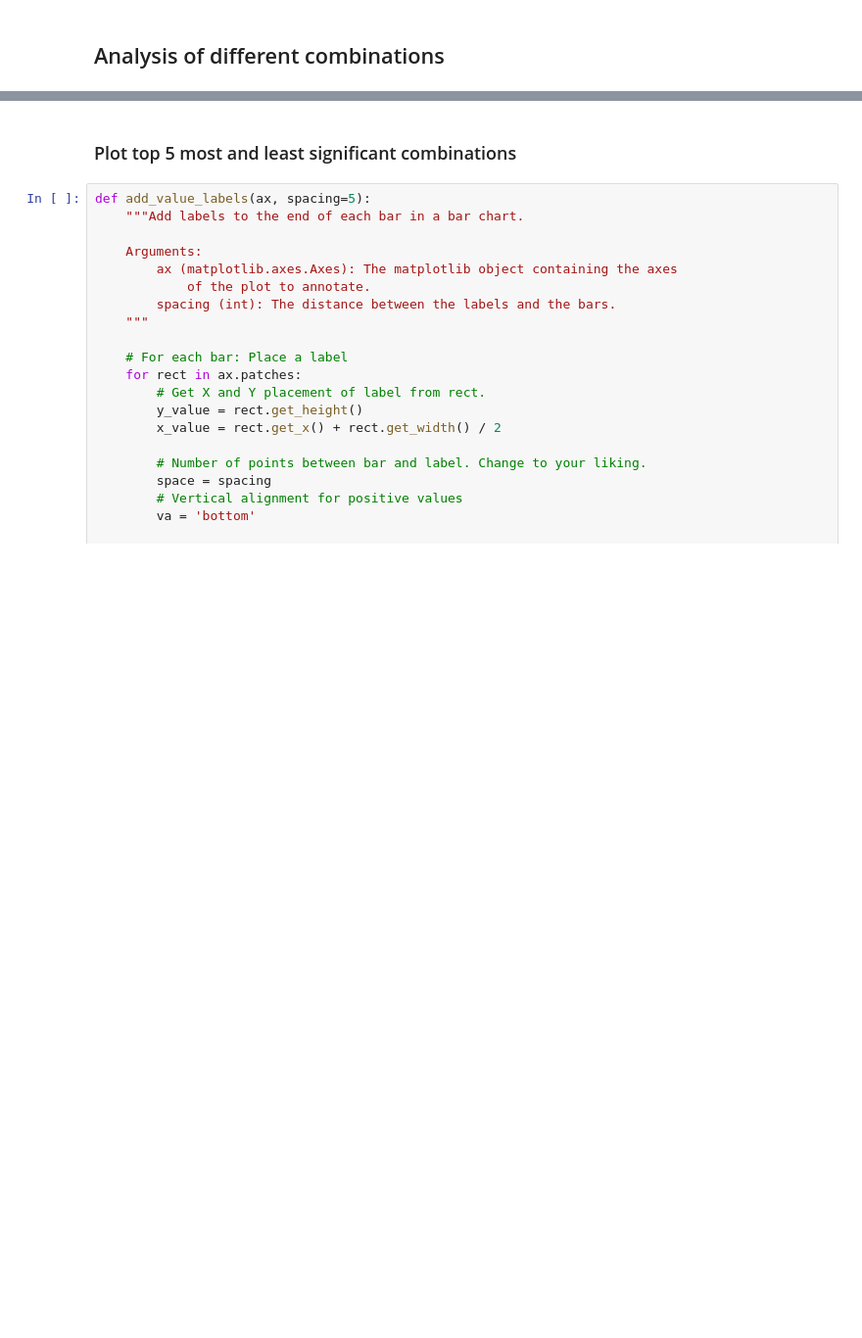
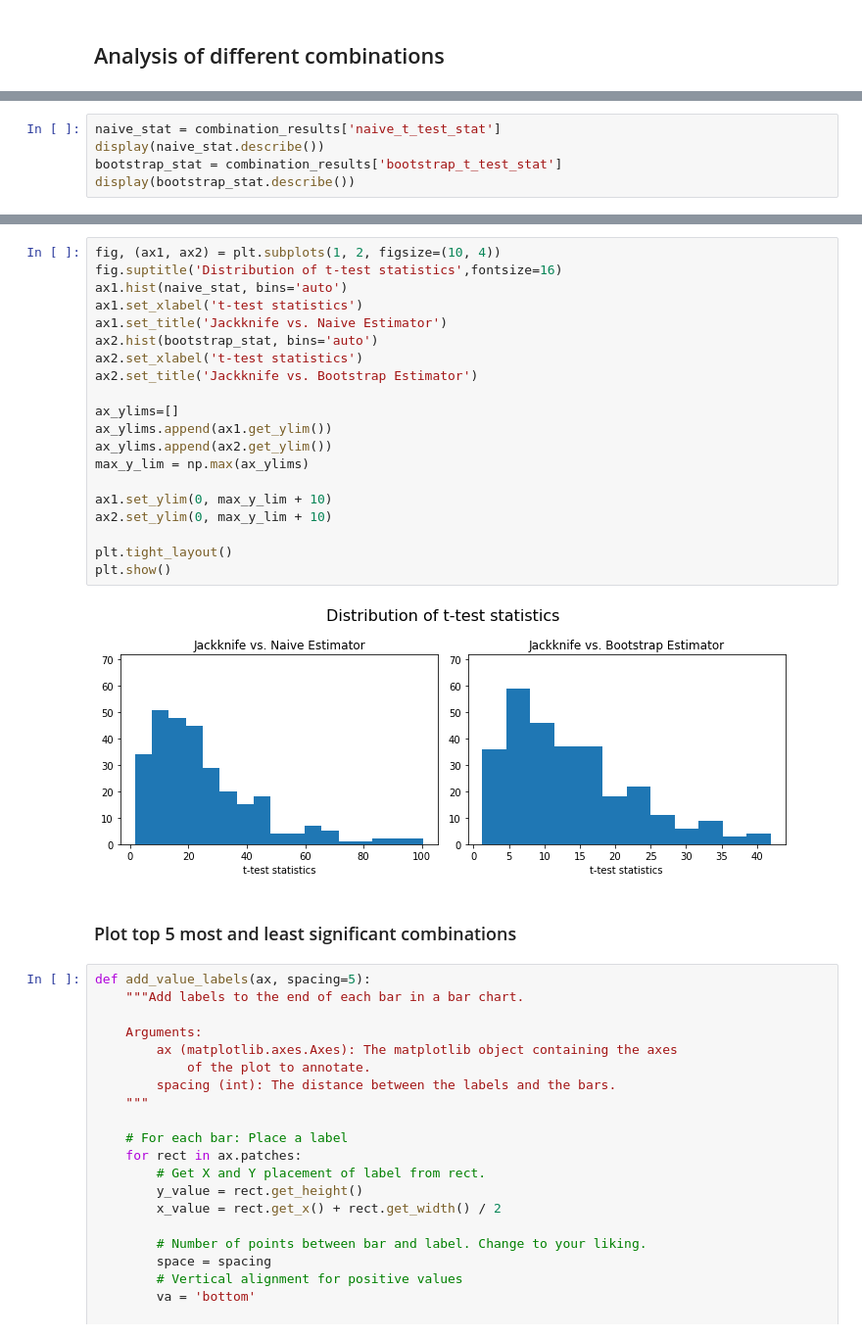
Before and after one commit to mjhof/edds-paper-reproduction, a Jupyter notebook: Simulations-Optimized.ipynb, the cells around one changed output, grey strips where cells are left out. Shown at 98% size. Drawn from its saved outputs; the diff is of its cells as text; blank space fills up the shorter version.

```diff
--- a/Simulations-Optimized.ipynb
+++ b/Simulations-Optimized.ipynb
@@ -371,0 +401,5 @@ combination_results['bootstrap_t_test_p_val'] = combination_results[
+# %%
+naive_stat = combination_results['naive_t_test_stat']
+display(naive_stat.describe())
+bootstrap_stat = combination_results['bootstrap_t_test_stat']
+display(bootstrap_stat.describe())
@@ -372,3 +425,25 @@ combination_results['bootstrap_t_test_p_val'] = combination_results[
+# %%
+fig, (ax1, ax2) = plt.subplots(1, 2, figsize=(10, 4))
+fig.suptitle('Distribution of t-test statistics',fontsize=16)
+ax1.hist(naive_stat, bins='auto')
+ax1.set_xlabel('t-test statistics')
+ax1.set_title('Jackknife vs. Naive Estimator')
+ax2.hist(bootstrap_stat, bins='auto')
+ax2.set_xlabel('t-test statistics')
+ax2.set_title('Jackknife vs. Bootstrap Estimator')
+
+ax_ylims=[]
+ax_ylims.append(ax1.get_ylim())
+ax_ylims.append(ax2.get_ylim())
+max_y_lim = np.max(ax_ylims)
+
+ax1.set_ylim(0, max_y_lim + 10)
+ax2.set_ylim(0, max_y_lim + 10)
+
+plt.tight_layout()
+plt.show()
+# %% [output]
+[figure, added]
 # %% [markdown]
 ### Plot top 5 most and least significant combinations
 # %%
```
Also changed, not shown: parts of 14 cells of this notebook, 1 other file.
